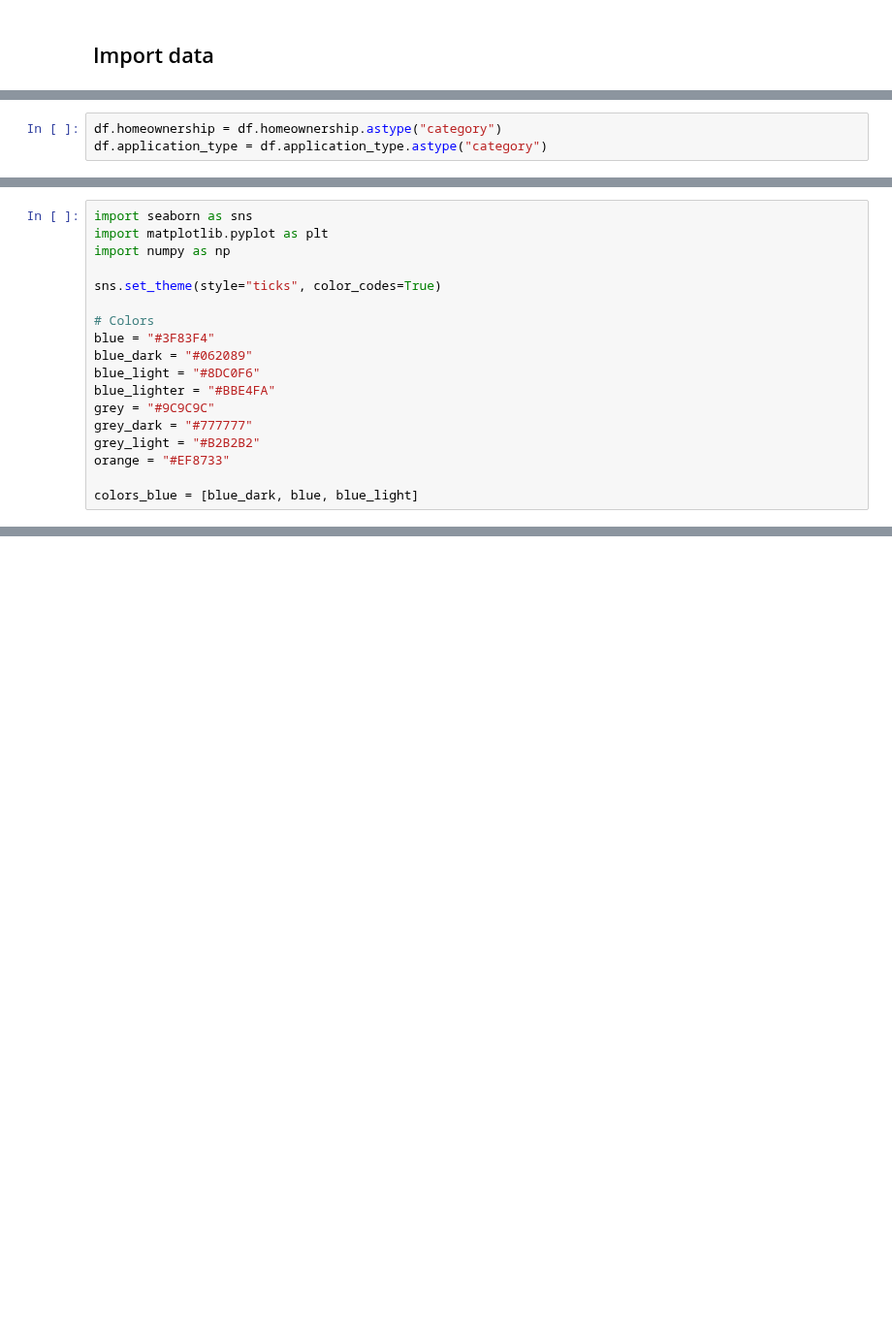
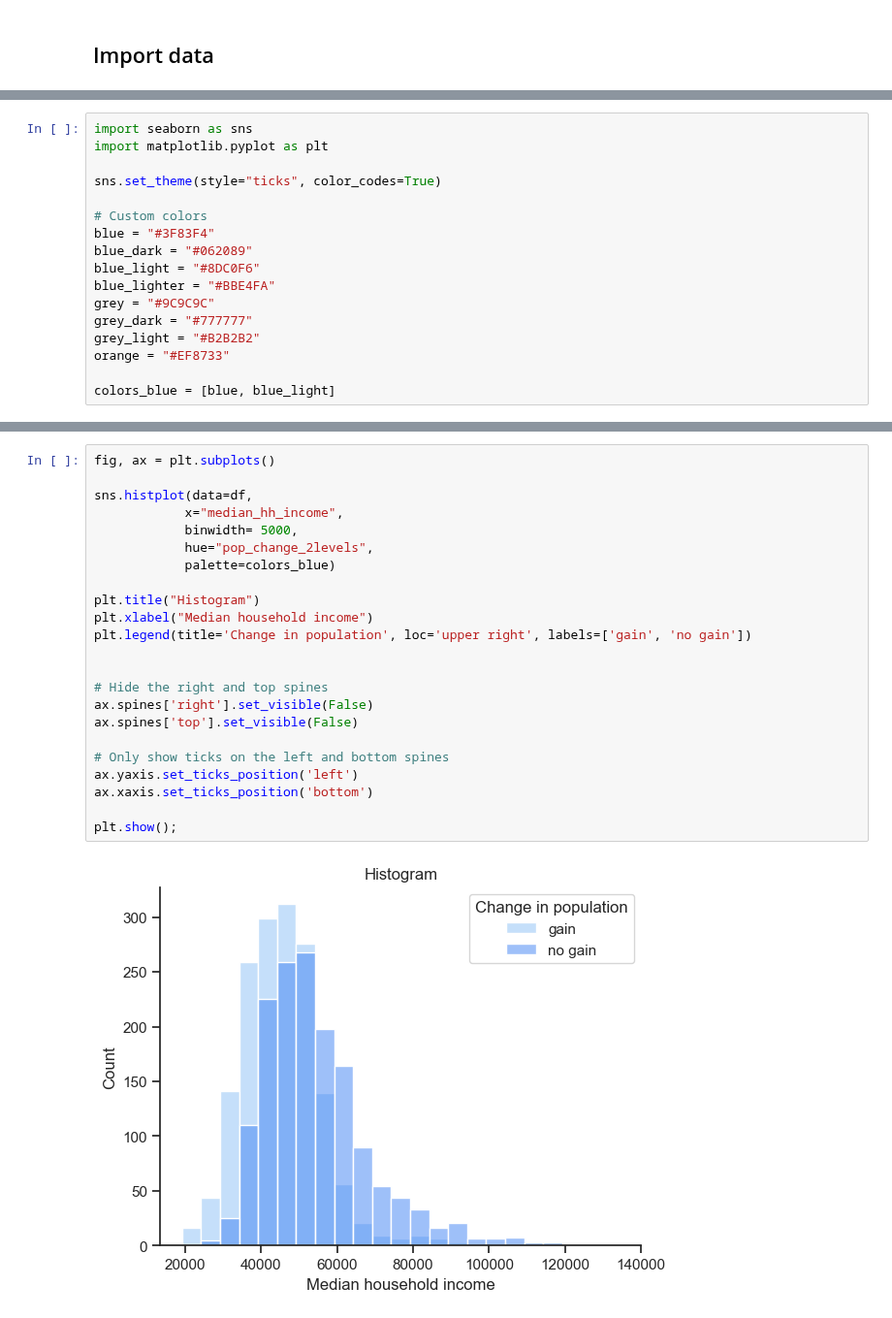
Before and after one commit to kirenz/eda, a Jupyter notebook: 04-6-comparisons-across-groups.ipynb, the cells around one changed output, grey strips where cells are left out. Shown at 97% size. Cells and saved outputs as stored; diff of their text form; blank space fills up the shorter version.

```diff
--- a/04-6-comparisons-across-groups.ipynb
+++ b/04-6-comparisons-across-groups.ipynb
@@ -52,3 +31,0 @@ memory usage: 368.3+ KB
-# %%
-df.homeownership = df.homeownership.astype("category")
-df.application_type = df.application_type.astype("category")
@@ -76,11 +34,10 @@ Name: homeownership, dtype: int64
 # %%
 import seaborn as sns
 import matplotlib.pyplot as plt
-import numpy as np
 
 sns.set_theme(style="ticks", color_codes=True)
 
-# Colors
+# Custom colors
 blue = "#3F83F4"
 blue_dark = "#062089"
 blue_light = "#8DC0F6"
@@ -90,4 +47,4 @@ grey_dark = "#777777"
 grey_light = "#B2B2B2"
 orange = "#EF8733"
 
-colors_blue = [blue_dark, blue, blue_light]
+colors_blue = [blue, blue_light]
@@ -106,0 +53,25 @@ plt.show();
+# %%
+fig, ax = plt.subplots()
+
+sns.histplot(data=df,
+            x="median_hh_income",
+            binwidth= 5000,
+            hue="pop_change_2levels",
+            palette=colors_blue)
+
+plt.title("Histogram")
+plt.xlabel("Median household income")
+plt.legend(title='Change in population', loc='upper right', labels=['gain', 'no gain'])
+
+
+# Hide the right and top spines
+ax.spines['right'].set_visible(False)
+ax.spines['top'].set_visible(False)
+
+# Only show ticks on the left and bottom spines
+ax.yaxis.set_ticks_position('left')
+ax.xaxis.set_ticks_position('bottom')
+
+plt.show();
+# %% [output]
+[figure, added]
```
Also changed, not shown: parts of 14 cells of this notebook, 2 other files.
